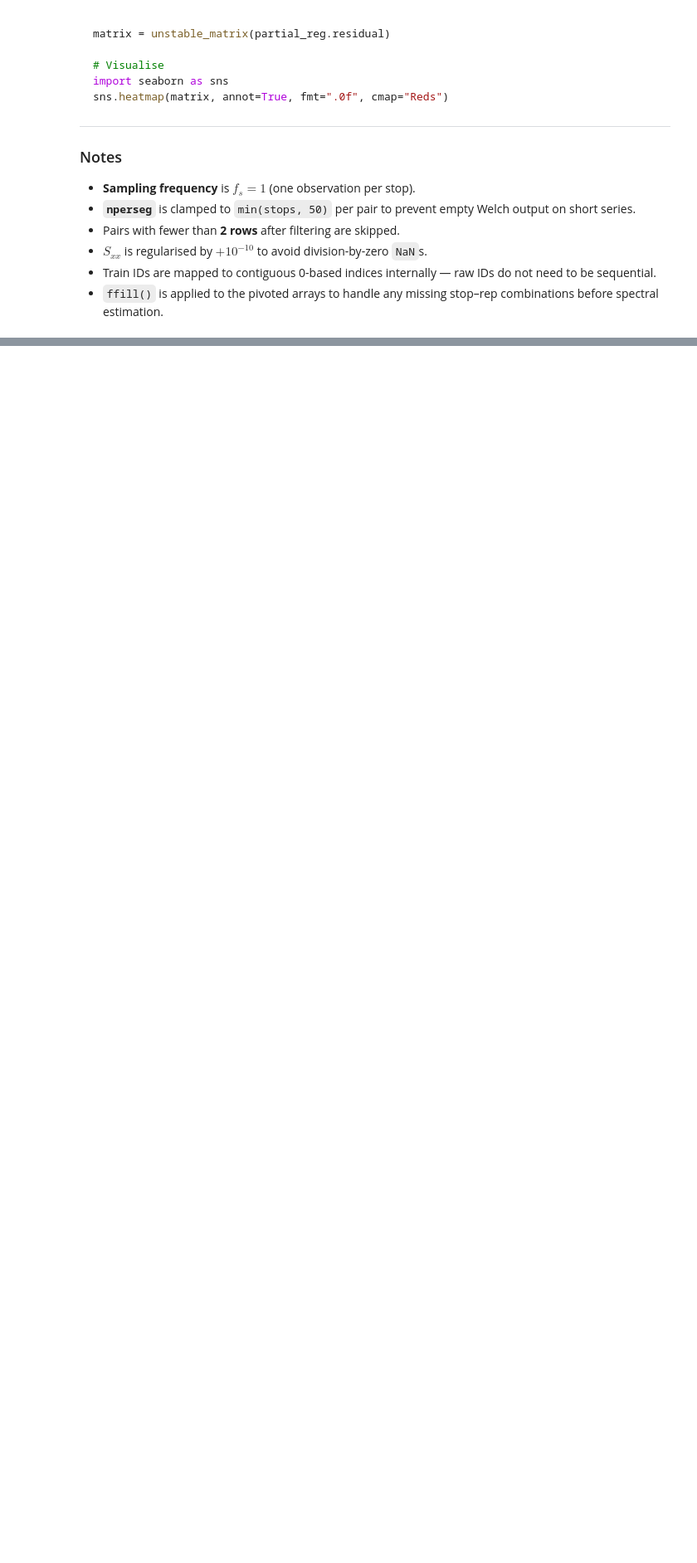
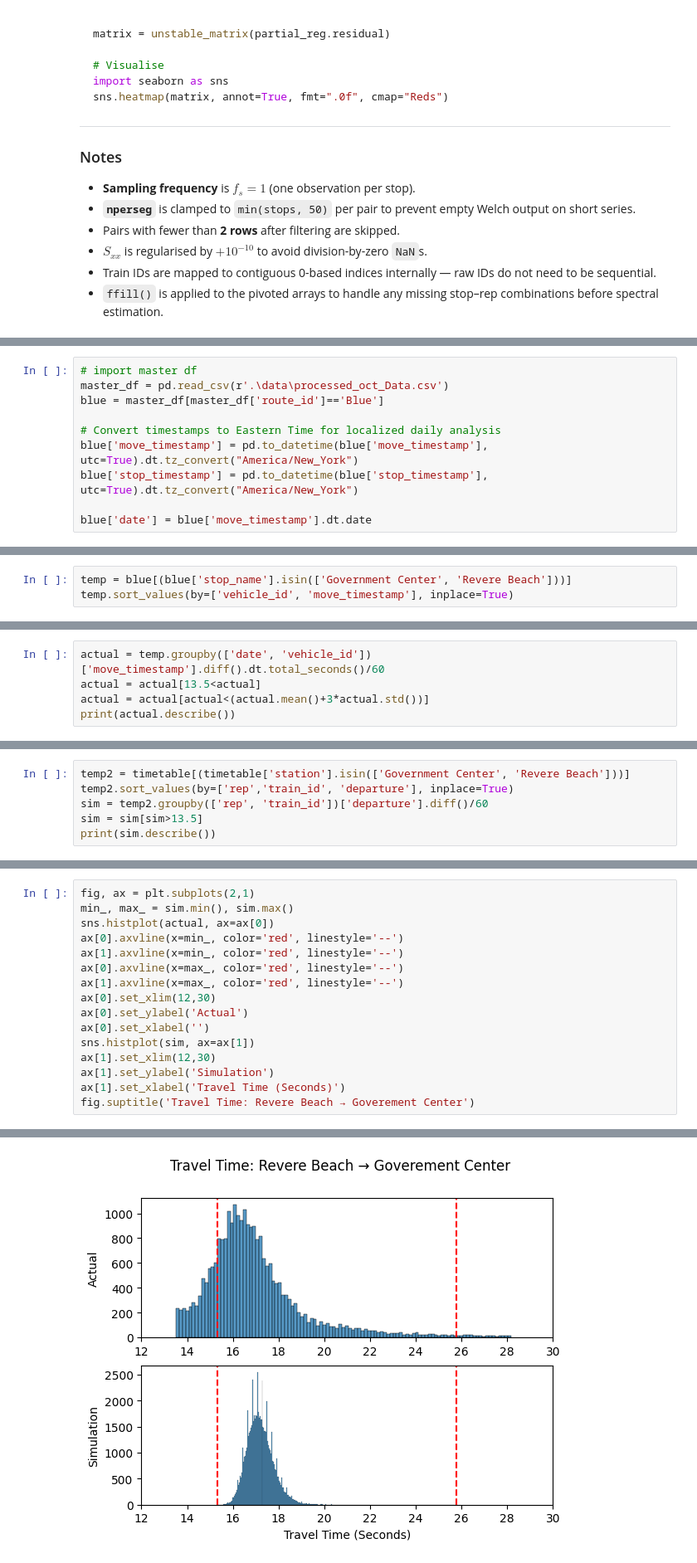
Before and after one commit to peppy-senpai/MBTA, a Jupyter notebook: part4_post_sim_analysis.ipynb, the cells around one changed output, grey strips where cells are left out. Shown at 83% size. Drawn from its saved outputs; the diff is of its cells as text; blank space fills up the shorter version.

```diff
--- a/part4_post_sim_analysis.ipynb
+++ b/part4_post_sim_analysis.ipynb
@@ -677,0 +681,10 @@ matrix, max_gain = unstable_matrix(resd)
+# %%
+# import master df
+master_df = pd.read_csv(r'.\data\processed_oct_Data.csv')
+blue = master_df[master_df['route_id']=='Blue']
+
+# Convert timestamps to Eastern Time for localized daily analysis
+blue['move_timestamp'] = pd.to_datetime(blue['move_timestamp'], utc=True).dt.tz_convert("America/New_York")
+blue['stop_timestamp'] = pd.to_datetime(blue['stop_timestamp'], utc=True).dt.tz_convert("America/New_York")
+
+blue['date'] = blue['move_timestamp'].dt.date
@@ -677,0 +707,3 @@ matrix, max_gain = unstable_matrix(resd)
+# %%
+temp = blue[(blue['stop_name'].isin(['Government Center', 'Revere Beach']))]
+temp.sort_values(by=['vehicle_id', 'move_timestamp'], inplace=True)
@@ -677,0 +715,5 @@ matrix, max_gain = unstable_matrix(resd)
+# %%
+actual = temp.groupby(['date', 'vehicle_id'])['move_timestamp'].diff().dt.total_seconds()/60
+actual = actual[13.5<actual]
+actual = actual[actual<(actual.mean()+3*actual.std())]
+print(actual.describe())
@@ -677,0 +730,6 @@ matrix, max_gain = unstable_matrix(resd)
+# %%
+temp2 = timetable[(timetable['station'].isin(['Government Center', 'Revere Beach']))]
+temp2.sort_values(by=['rep','train_id', 'departure'], inplace=True)
+sim = temp2.groupby(['rep', 'train_id'])['departure'].diff()/60
+sim = sim[sim>13.5]
+print(sim.describe())
@@ -677,0 +750,17 @@ matrix, max_gain = unstable_matrix(resd)
+# %%
+fig, ax = plt.subplots(2,1)
+min_, max_ = sim.min(), sim.max()
+sns.histplot(actual, ax=ax[0])
+ax[0].axvline(x=min_, color='red', linestyle='--')
+ax[1].axvline(x=min_, color='red', linestyle='--')
+ax[0].axvline(x=max_, color='red', linestyle='--')
+ax[1].axvline(x=max_, color='red', linestyle='--')
+ax[0].set_xlim(12,30)
+ax[0].set_ylabel('Actual')
+ax[0].set_xlabel('')
+sns.histplot(sim, ax=ax[1])
+ax[1].set_xlim(12,30)
+ax[1].set_ylabel('Simulation')
+ax[1].set_xlabel('Travel Time (Seconds)')
+fig.suptitle('Travel Time: Revere Beach → Goverement Center')
+# %% [output]
@@ -677,0 +768 @@ matrix, max_gain = unstable_matrix(resd)
+[figure, added]
```
Also changed, not shown: parts of 8 cells of this notebook, 1 other file.
